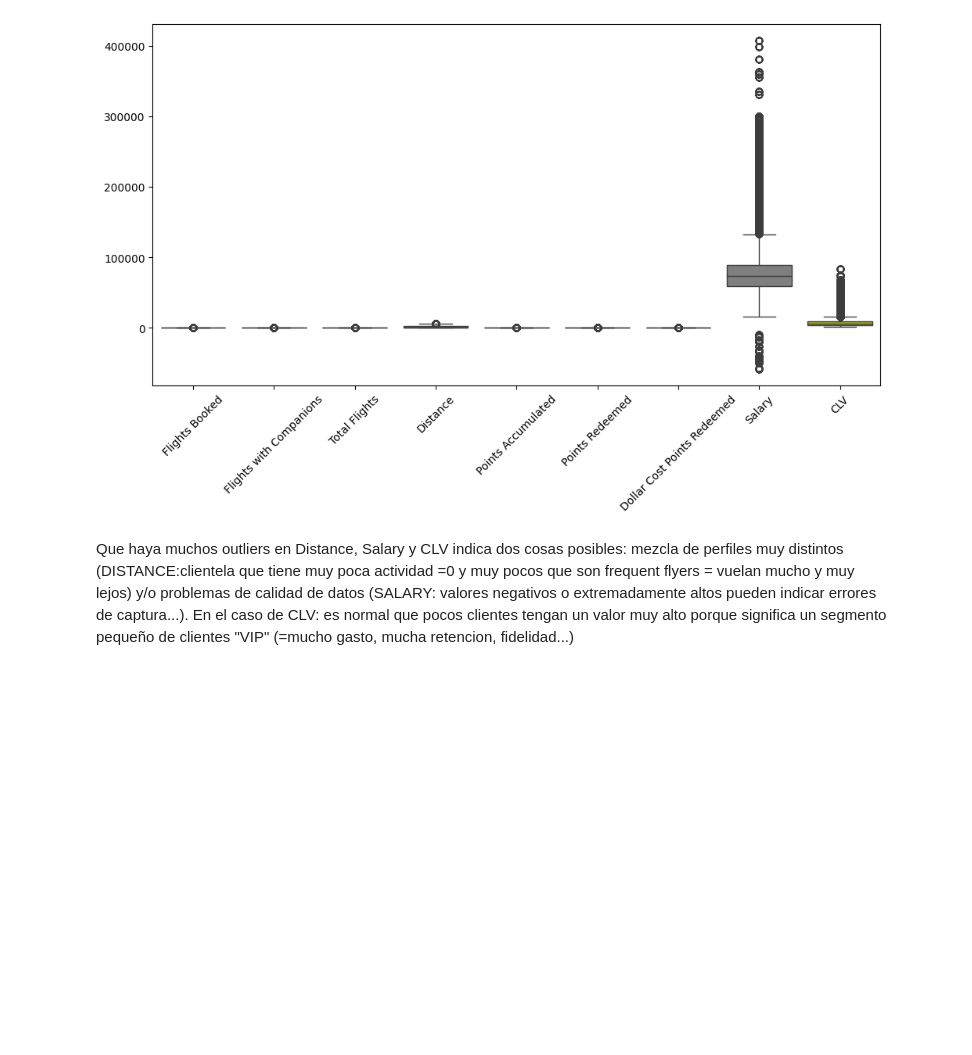
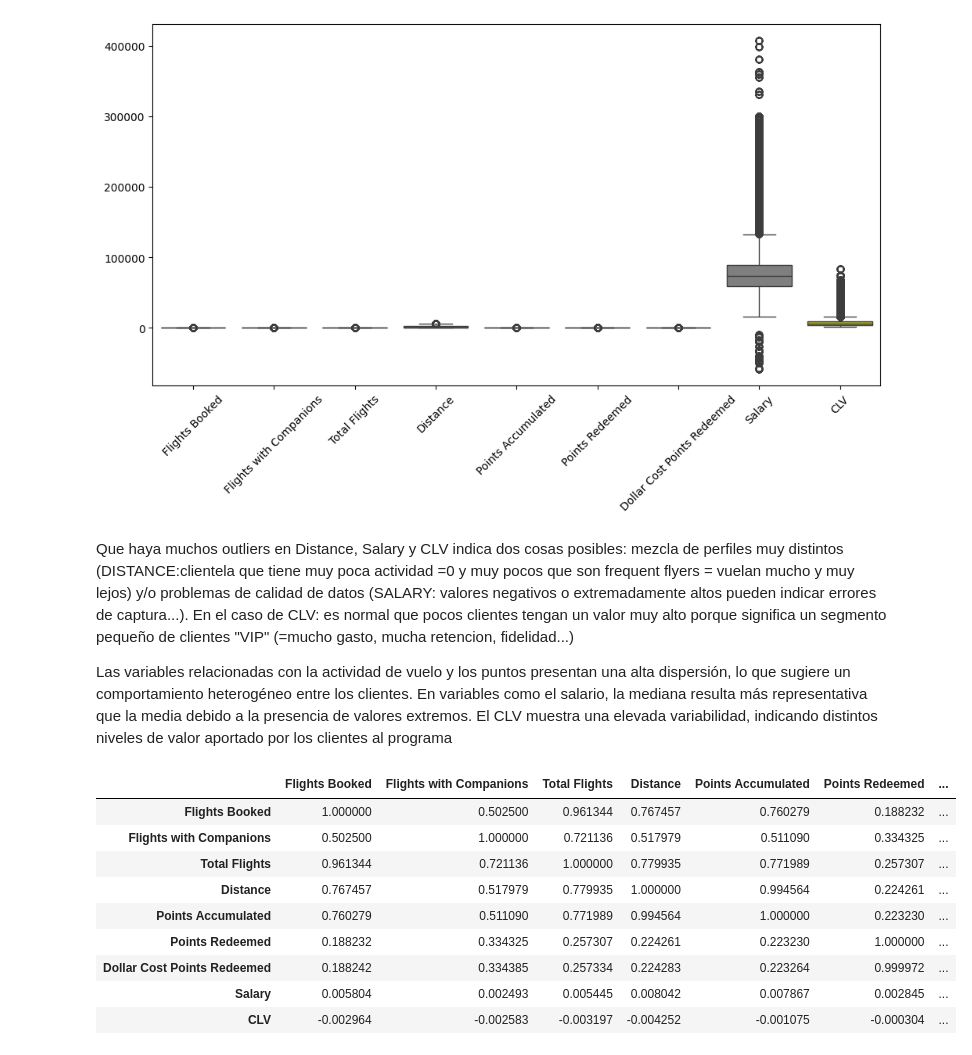
Before and after one commit to Adalab/bda-modulo-3-evaluacion-final-Ruthpsegovia, a Jupyter notebook: Evaluacion-Modulo-3-Ruth-Perez-Segovia.ipynb, the cells around one changed output. Saved outputs shown, nothing was run; the diff lists cells and outputs as text; code cells hidden in the pictures; blank space fills up the shorter version.

```diff
--- a/Evaluacion-Modulo-3-Ruth-Perez-Segovia.ipynb
+++ b/Evaluacion-Modulo-3-Ruth-Perez-Segovia.ipynb
@@ -213,3 +383,19 @@ plt.show()
 # %% [markdown]
 Que haya muchos outliers en Distance, Salary y CLV indica dos cosas posibles: mezcla de perfiles muy distintos (DISTANCE:clientela que tiene muy poca actividad =0 y muy pocos que son frequent flyers = vuelan mucho y muy lejos) y/o problemas de calidad de datos (SALARY: valores negativos o extremadamente altos pueden indicar errores de captura...).
 En el caso de CLV: es normal que pocos clientes tengan un valor muy alto porque significa un segmento pequeño de clientes "VIP" (=mucho gasto, mucha retencion, fidelidad...)
+
+Las variables relacionadas con la actividad de vuelo y los puntos presentan una alta dispersión, lo que sugiere un comportamiento heterogéneo entre los clientes. En variables como el salario, la mediana resulta más representativa que la media debido a la presencia de valores extremos. El CLV muestra una elevada variabilidad, indicando distintos niveles de valor aportado por los clientes al programa
+# %%
+corr = df_merged[cols_num].corr()
+corr
+# %% [output]
+|  | Flights Booked | Flights with Companions | Total Flights | Distance | Points Accumulated | Points Redeemed | ... |
+| Flights Booked | 1.000000 | 0.502500 | 0.961344 | 0.767457 | 0.760279 | 0.188232 | ... |
+| Flights with Companions | 0.502500 | 1.000000 | 0.721136 | 0.517979 | 0.511090 | 0.334325 | ... |
+| Total Flights | 0.961344 | 0.721136 | 1.000000 | 0.779935 | 0.771989 | 0.257307 | ... |
+| Distance | 0.767457 | 0.517979 | 0.779935 | 1.000000 | 0.994564 | 0.224261 | ... |
+| Points Accumulated | 0.760279 | 0.511090 | 0.771989 | 0.994564 | 1.000000 | 0.223230 | ... |
+| Points Redeemed | 0.188232 | 0.334325 | 0.257307 | 0.224261 | 0.223230 | 1.000000 | ... |
+| Dollar Cost Points Redeemed | 0.188242 | 0.334385 | 0.257334 | 0.224283 | 0.223264 | 0.999972 | ... |
+| Salary | 0.005804 | 0.002493 | 0.005445 | 0.008042 | 0.007867 | 0.002845 | ... |
+| CLV | -0.002964 | -0.002583 | -0.003197 | -0.004252 | -0.001075 | -0.000304 | ... |
```
Also changed, not shown: parts of 30 cells of this notebook.
